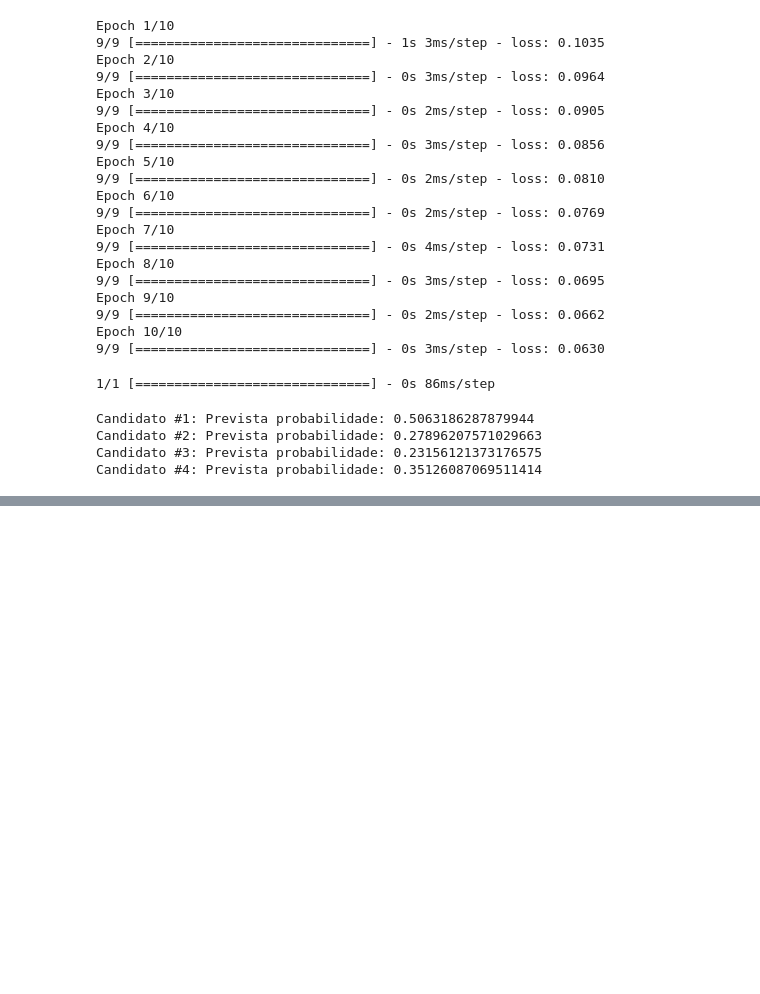
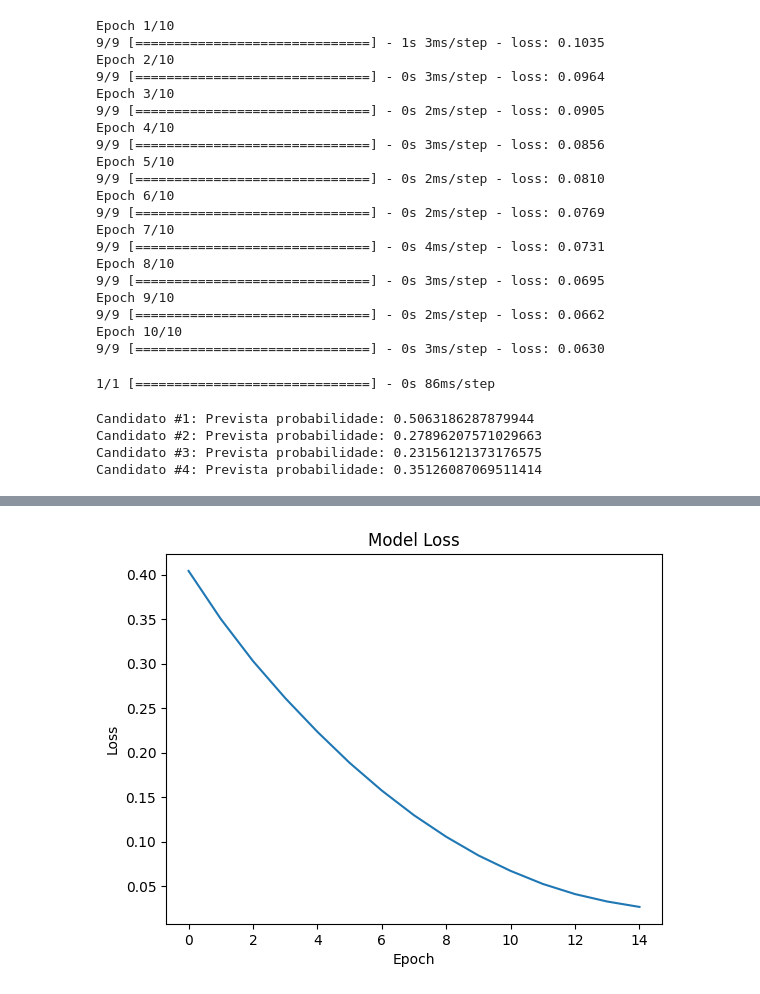
Before and after one commit to Pereira19z/1tdspzReact, a Jupyter notebook: CP3.ipynb, the cells around one changed output, grey strips where cells are left out. Saved outputs shown, nothing was run; the diff lists cells and outputs as text; code cells hidden in the pictures; blank space fills up the shorter version.

```diff
--- a/CP3.ipynb
+++ b/CP3.ipynb
@@ -134,0 +139,6 @@ Candidato #4: Prevista probabilidade: 0.35126087069511414
+# %%
+model.add(Dense(3, input_dim=X.shape[1], activation='relu'))
+# %%
+model.add(Dense(1, activation='linear'))
+# %%
+model.compile(optimizer='adam', loss='mse')
@@ -134,0 +161,2 @@ Candidato #4: Prevista probabilidade: 0.35126087069511414
+# %%
+history = model.fit(X_train, y_train, epochs=15, verbose=1)
@@ -134,0 +181,8 @@ Candidato #4: Prevista probabilidade: 0.35126087069511414
+# %%
+plt.plot(history.history['loss'])
+plt.title('Model Loss')
+plt.xlabel('Epoch')
+plt.ylabel('Loss')
+plt.show()
+# %% [output]
+[figure, added]
```
Also changed, not shown: parts of 16 cells of this notebook.
